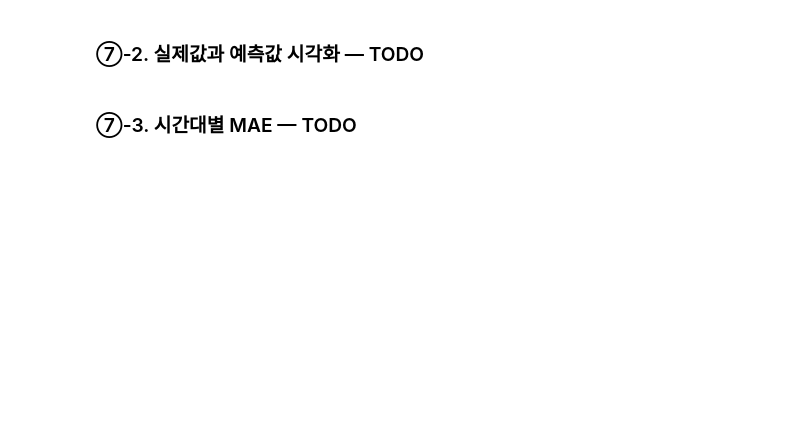
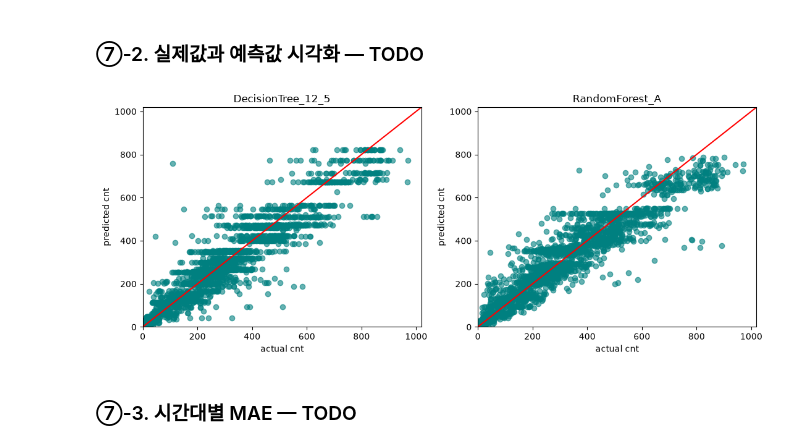
Before and after one commit to Kim-ms/ai-mini-projects, a Jupyter notebook: mini-project-01/code/01_regression_bike_demand.ipynb, the cells around one changed output. Cells and saved outputs as stored; diff of their text form; code cells hidden in the pictures; blank space fills up the shorter version.

```diff
--- a/mini-project-01/code/01_regression_bike_demand.ipynb
+++ b/mini-project-01/code/01_regression_bike_demand.ipynb
@@ -717,7 +743,8 @@ print(f"\n➔ 최종 평균 Valid R2 점수: {np.mean(cv_results['test_r2']):.3f
 # TODO 7-1. results_df를 검토하여 오류 분석할 후보 모델 2개를 선택합니다.
 # tree_models, rf_models 또는 앞서 학습한 모델 객체를 활용합니다.
 candidates = {
-    # "후보 이름": 학습된 모델 객체
+    'DecisionTree_12_5': tree_models[12, 5],
+    'RandomForest_A': rf_models["A"]
 }
 
 # [공통] 실제값과 시간대 DataFrame
@@ -728,7 +755,7 @@ pred_df = pd.DataFrame({
 
 # TODO 7-2. 각 모델의 Validation 예측값과 잔차를 계산합니다.
 for name, model in candidates.items():
-    pred_df[f"pred_{name}"] = ...
-    pred_df[f"resid_{name}"] = ...
+    pred_df[f"pred_{name}"] = model.predict(X_valid)
+    pred_df[f"resid_{name}"] = pred_df["actual"] - pred_df[f"pred_{name}"]
 
-display(pred_df.head())
+display(pred_df.head().round(3))
@@ -737,23 +771,26 @@ display(pred_df.head())
 # %%
 # [공통] 두 후보 모델을 나란히 비교합니다.
 assert len(candidates) == 2, "오류 분석 후보를 2개 선택하세요."
 fig, axes = plt.subplots(1, 2, figsize=(11, 4.5))
 lim = pred_df["actual"].max() * 1.05
 
 for ax, name in zip(axes, candidates):
     # TODO 7-3. 실제값(x)·예측값(y) 산점도와 y=x 기준선을 작성합니다.
     # 힌트: ax.scatter(), ax.plot()
-    ...
+    ax.scatter(pred_df["actual"], pred_df[f"pred_{name}"], alpha=0.6, color="teal")
+    ax.plot([0, lim], [0, lim], 'r', label="y = x (Ideal)")
 
     # [공통] 축 및 제목
     ax.set_xlabel("actual cnt")
     ax.set_ylabel("predicted cnt")
     ax.set_title(name)
     ax.set_xlim(0, lim)
     ax.set_ylim(0, lim)
 
 plt.tight_layout()
 plt.show()
+# %% [output]
+[figure, added]
 # %% [markdown]
 ### ⑦-3. 시간대별 MAE — TODO
 # %%
```
Also changed, not shown: parts of 9 cells of this notebook.
